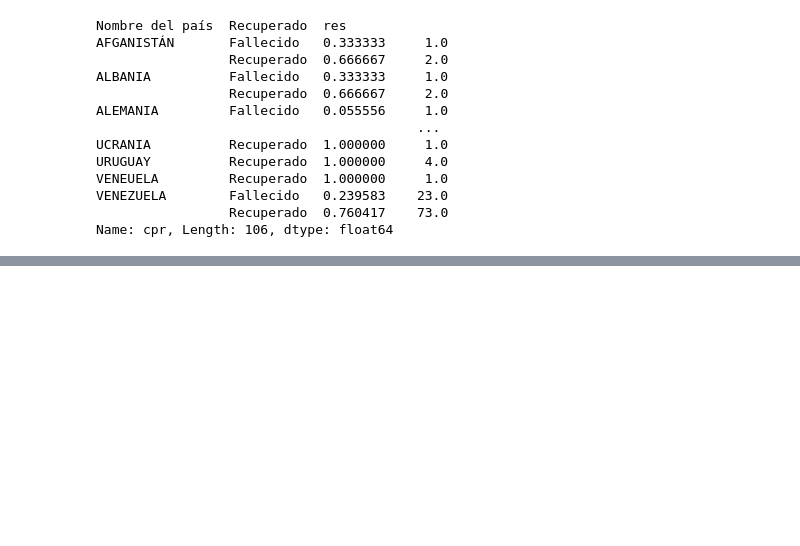
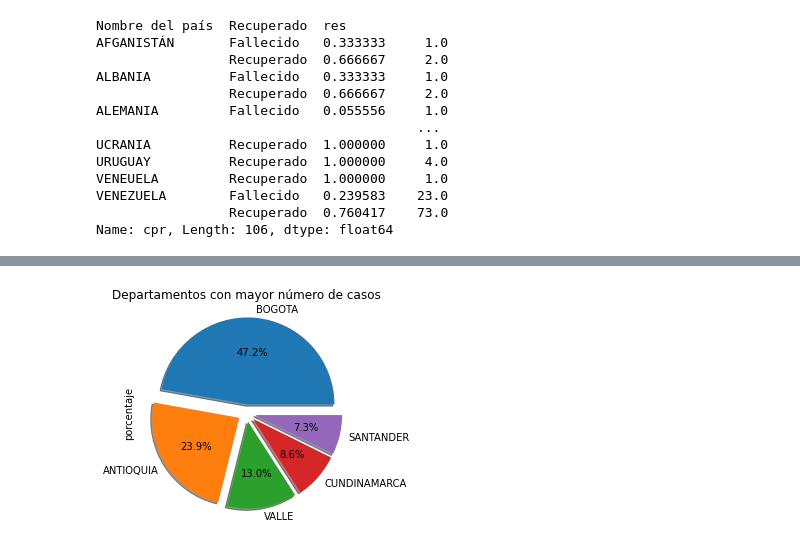
Before and after one commit to apdaza/bigdata_migracion, a Jupyter notebook: notebooks/covid.ipynb, the cells around one changed output, grey strips where cells are left out. Drawn from its saved outputs; the diff is of its cells as text; code cells hidden in the pictures; blank space fills up the shorter version.

```diff
--- a/notebooks/covid.ipynb
+++ b/notebooks/covid.ipynb
@@ -396,0 +401,8 @@ Name: cpr, Length: 106, dtype: float64
+# %%
+df = covid_df.groupby(['Nombre departamento'])['ID de caso'].count().reset_index()
+df.columns = ['departamento', 'casos']
+df['total'] = df['casos'].sum()
+df['porcentaje']= df['casos']/df['total']*100
+df = df.sort_values('casos', ascending=False)
+df = df.head(5)
+df
@@ -396,0 +416,14 @@ Name: cpr, Length: 106, dtype: float64
+# %%
+df.index = df['departamento']
+df.plot.pie(
+    y = 'porcentaje',
+    legend=False,
+    autopct='%1.1f%%',
+    title="Departamentos con mayor número de casos",
+    explode=(0.1, 0.1, 0.1, 0.1, 0.1),
+    shadow=True,
+    startangle=0
+)
+plt.show()
+# %% [output]
+[figure, added]
```
Also changed, not shown: parts of 5 cells of this notebook, 4 other files.
